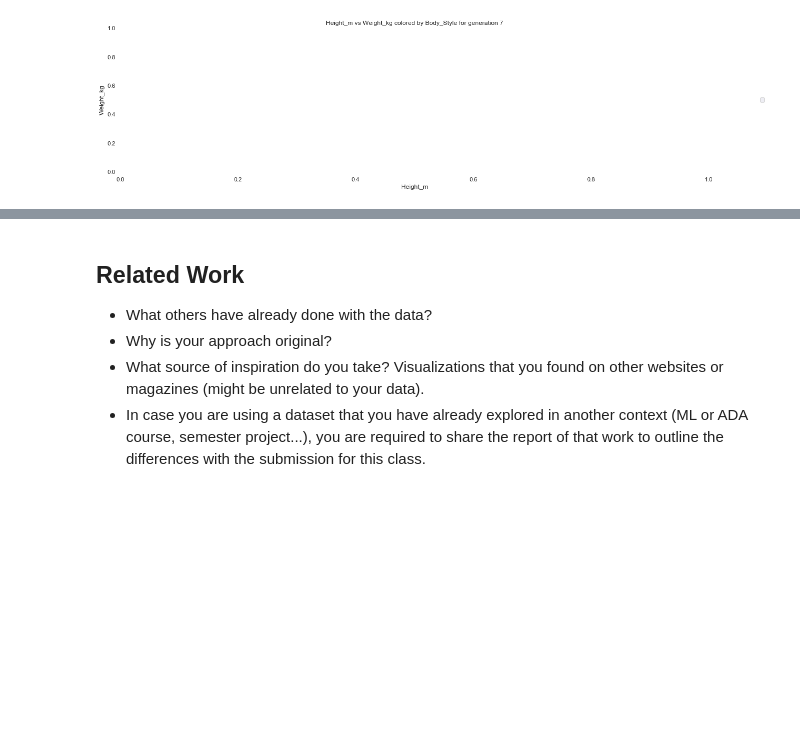
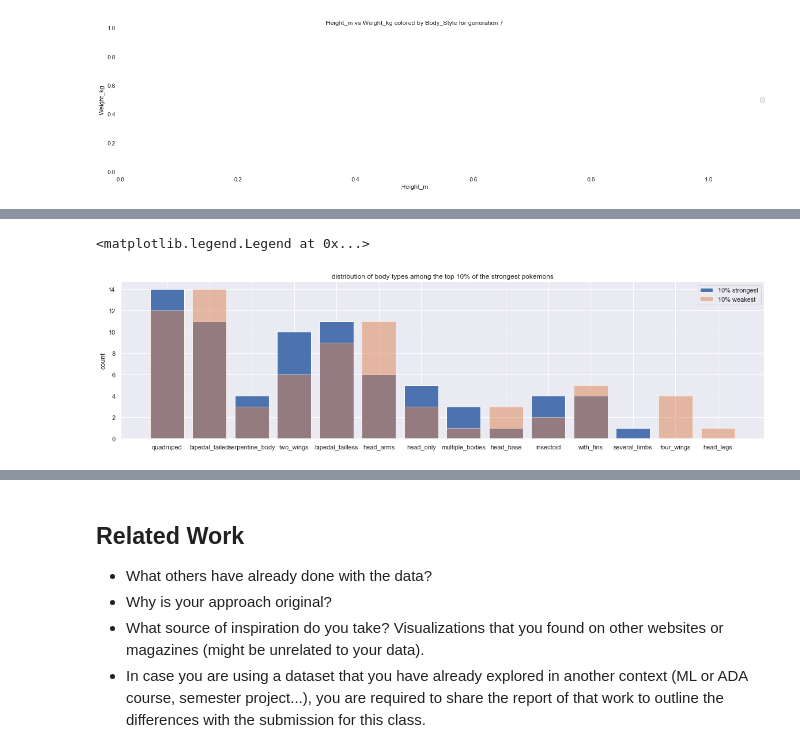
Before and after one commit to com-480-data-visualization/com-480-project-analaktycs, a Jupyter notebook: Milestone1.ipynb, the cells around one changed output, grey strips where cells are left out. Cells and saved outputs as stored; diff of their text form; code cells hidden in the pictures; blank space fills up the shorter version.

```diff
--- a/Milestone1.ipynb
+++ b/Milestone1.ipynb
@@ -1166,0 +1236,12 @@ No handles with labels found to put in legend.
+# %%
+plt.figure( figsize=(20, 5))
+a, b = count(top_ten_percent['Body_Style'])
+c, d = count(bottom_ten_percent['Body_Style'])
+plt.bar(a, b, label="10% strongest")
+plt.bar(c, d, alpha=0.5, label="10% weakest")
+plt.title("distribution of body types among the top 10% of the strongest pokemons")
+plt.ylabel("count")
+plt.legend()
+# %% [output]
+<matplotlib.legend.Legend at 0x...>
+[figure, added]
```
Also changed, not shown: parts of 23 cells of this notebook.
